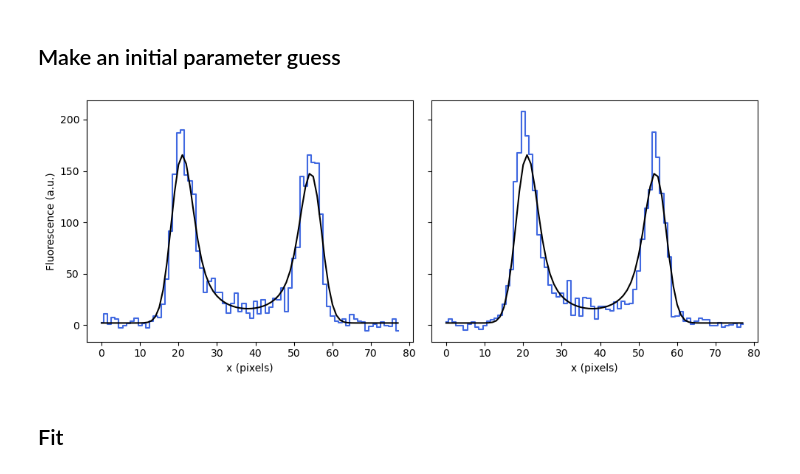
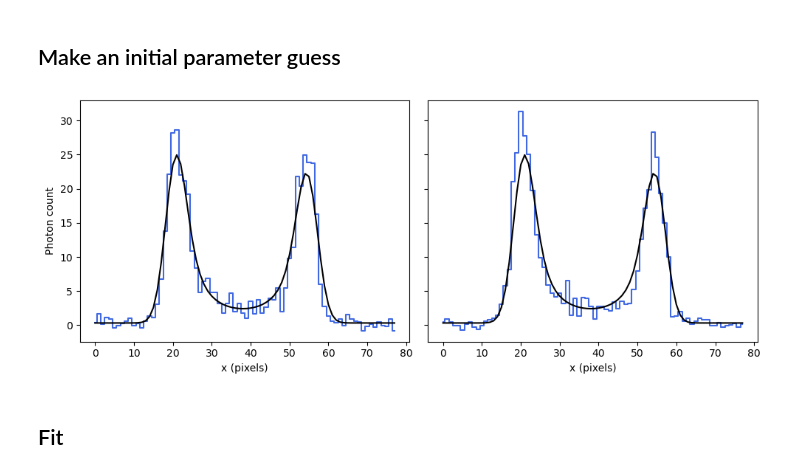
Before and after one commit to drkutuzov/sl2pm, a Jupyter notebook: examples/capillaries/ultimate_fit_example.ipynb, the cells around one changed output. Saved outputs shown, nothing was run; the diff lists cells and outputs as text; code cells hidden in the pictures.

```diff
--- a/examples/capillaries/ultimate_fit_example.ipynb
+++ b/examples/capillaries/ultimate_fit_example.ipynb
@@ -168,16 +168,16 @@ p1_B0, p2_B0 = L_multi_plasma(x, *p0_B)
 fig, [ax1, ax2] = plt.subplots(1, 2, sharey=True, figsize=(10, 4))
 
 # First time point
-ax1.step(x, kymo_plasma[0], where='mid', c='firebrick')
-ax1.plot(x, p1_B0*GAIN, c='k')
+ax1.step(x, kymo_plasma[0]/GAIN, where='mid', c='firebrick')
+ax1.plot(x, p1_B0, c='k')
 
 # Second time point
-ax2.step(x, kymo_plasma[1], where='mid', c='firebrick')
-ax2.plot(x, p2_B0*GAIN, c='k')
+ax2.step(x, kymo_plasma[1]/GAIN, where='mid', c='firebrick')
+ax2.plot(x, p2_B0, c='k')
 
 ax1.set_xlabel('x (pixels)')
 ax2.set_xlabel('x (pixels)')
-ax1.set_ylabel('Fluorescence (a.u.)')
+ax1.set_ylabel('Photon count')
 
 plt.tight_layout()
 # %% [output]
@@ -217,16 +217,16 @@ p1_B, p2_B = L_multi_plasma(x, *opt_res_B.x)
 fig, [ax1, ax2] = plt.subplots(1, 2, sharey=True, figsize=(10, 4))
 
 # First time point
-ax1.step(x, kymo_plasma[0], where='mid', c='firebrick')
-ax1.plot(x, p1_B*GAIN, c='k')
+ax1.step(x, kymo_plasma[0]/GAIN, where='mid', c='firebrick')
+ax1.plot(x, p1_B, c='k')
 
 # Second time point
-ax2.step(x, kymo_plasma[1], where='mid', c='firebrick')
-ax2.plot(x, p2_B*GAIN, c='k')
+ax2.step(x, kymo_plasma[1]/GAIN, where='mid', c='firebrick')
+ax2.plot(x, p2_B, c='k')
 
 ax1.set_xlabel('x (pixels)')
 ax2.set_xlabel('x (pixels)')
-ax1.set_ylabel('Fluorescence (a.u.)')
+ax1.set_ylabel('Photon count')
 
 plt.tight_layout()
 # %% [output]
@@ -272,23 +272,23 @@ p0_C = [s_xy, l, b_plasma, b_tissue,
 # %%
 w1_C0, w2_C0 = L_multi_wall(x, *p0_C)
 
 fig, [ax1, ax2] = plt.subplots(1, 2, sharey=True, figsize=(10, 4))
 
 # First time point
-ax1.step(x, kymo_wall[0], where='mid', c='royalblue')
-ax1.plot(x, w1_C0*GAIN, c='k')
+ax1.step(x, kymo_wall[0]/GAIN, where='mid', c='royalblue')
+ax1.plot(x, w1_C0, c='k')
 
 # Second time point
-ax2.step(x, kymo_wall[1], where='mid', c='royalblue')
-ax2.plot(x, w2_C0*GAIN, c='k')
+ax2.step(x, kymo_wall[1]/GAIN, where='mid', c='royalblue')
+ax2.plot(x, w2_C0, c='k')
 
 ax1.set_xlabel('x (pixels)')
 ax2.set_xlabel('x (pixels)')
-ax1.set_ylabel('Fluorescence (a.u.)')
+ax1.set_ylabel('Photon count')
 
 plt.tight_layout()
 # %% [output]
-[figure, old version]
+[figure, new version]
 # %% [markdown]
 ## Fit
 # %%
```
Also changed, not shown: parts of 3 cells of this notebook.
